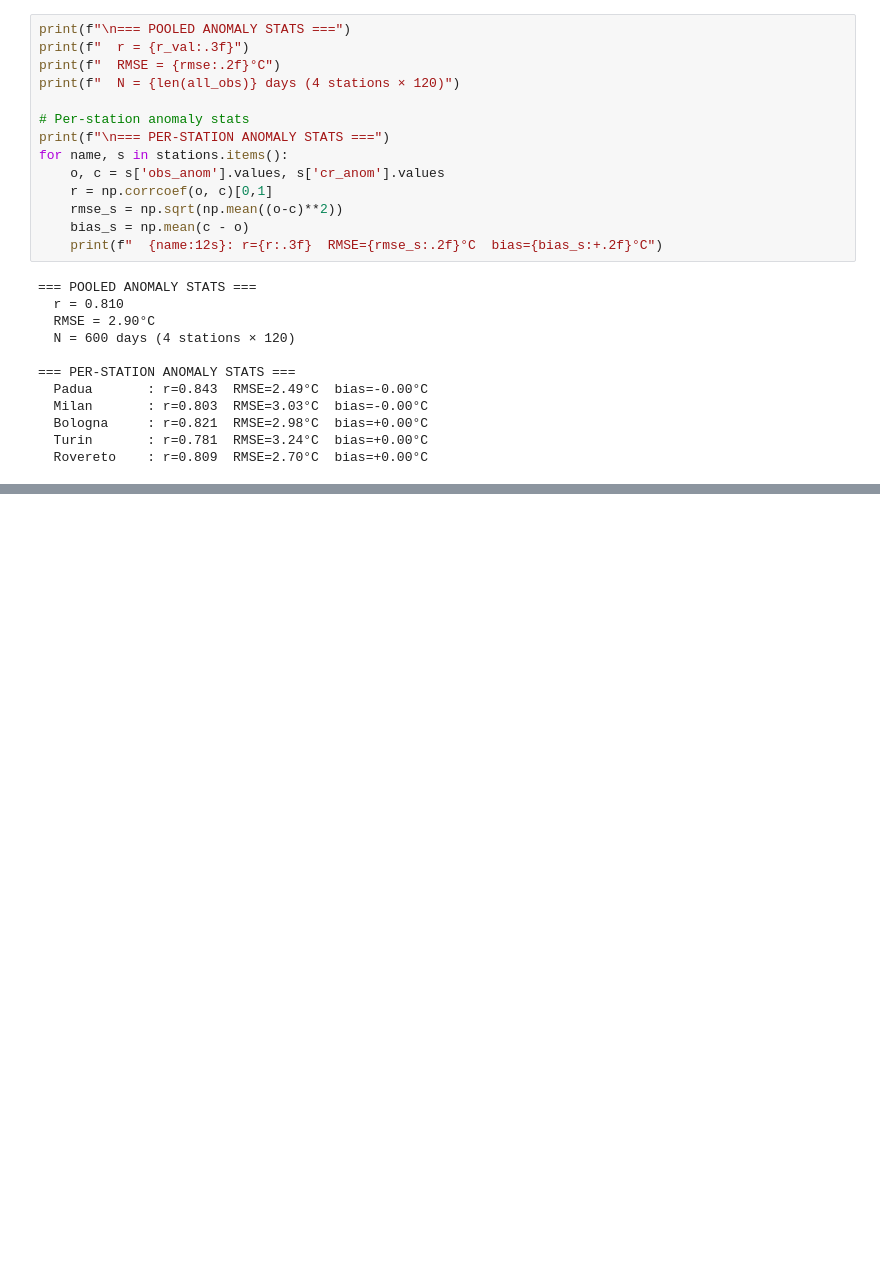
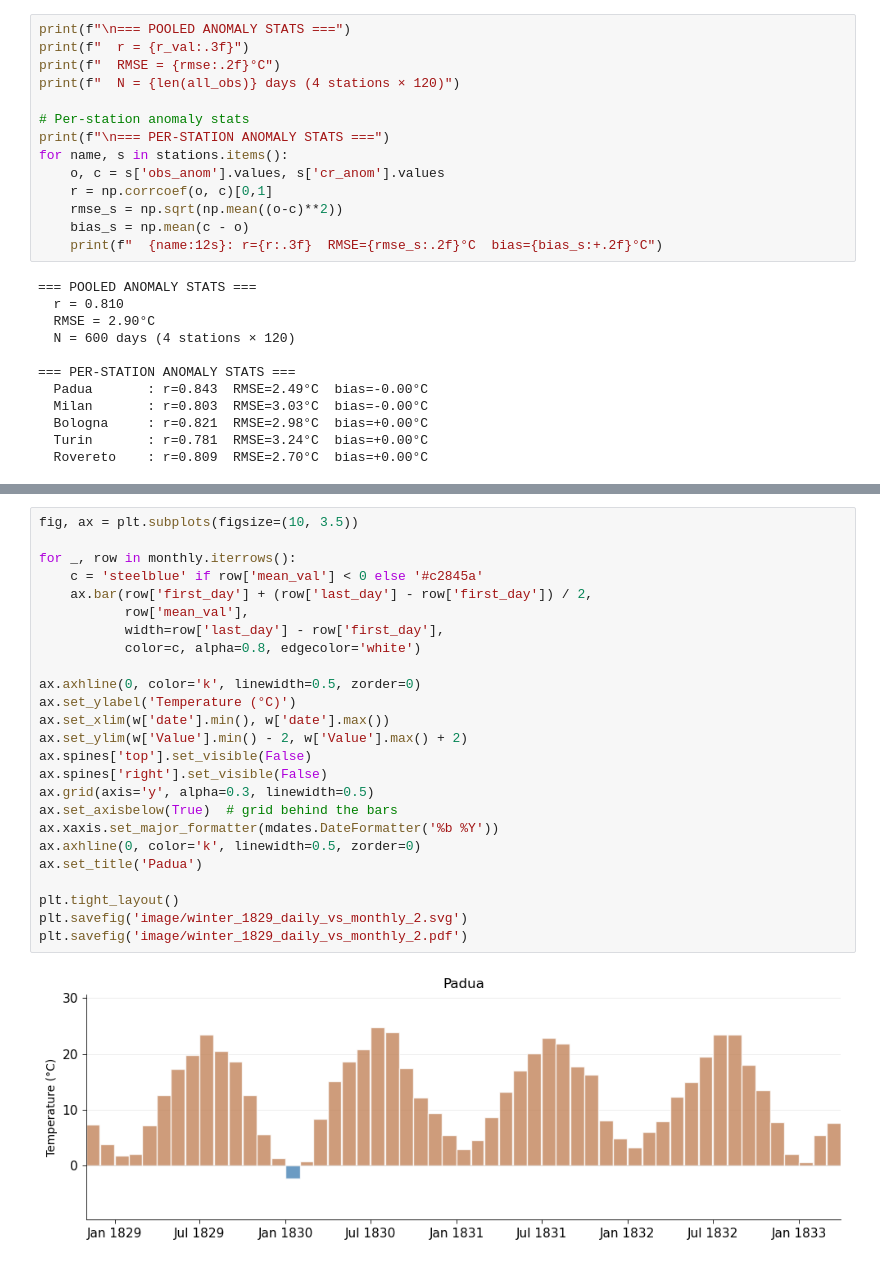
Before and after one commit to carlotatrx/dataprep, a Jupyter notebook: winter-1829-1830.ipynb, the cells around one changed output, grey strips where cells are left out. Saved outputs shown, nothing was run; the diff lists cells and outputs as text; blank space fills up the shorter version.

```diff
--- a/winter-1829-1830.ipynb
+++ b/winter-1829-1830.ipynb
@@ -408,0 +483,27 @@ for name, s in stations.items():
+# %%
+fig, ax = plt.subplots(figsize=(10, 3.5))
+
+for _, row in monthly.iterrows():
+    c = 'steelblue' if row['mean_val'] < 0 else '#c2845a'
+    ax.bar(row['first_day'] + (row['last_day'] - row['first_day']) / 2,
+           row['mean_val'],
+           width=row['last_day'] - row['first_day'],
+           color=c, alpha=0.8, edgecolor='white')
+
+ax.axhline(0, color='k', linewidth=0.5, zorder=0)
+ax.set_ylabel('Temperature (°C)')
+ax.set_xlim(w['date'].min(), w['date'].max())
+ax.set_ylim(w['Value'].min() - 2, w['Value'].max() + 2)
+ax.spines['top'].set_visible(False)
+ax.spines['right'].set_visible(False)
+ax.grid(axis='y', alpha=0.3, linewidth=0.5)
+ax.set_axisbelow(True)  # grid behind the bars
+ax.xaxis.set_major_formatter(mdates.DateFormatter('%b %Y'))
+ax.axhline(0, color='k', linewidth=0.5, zorder=0)
+ax.set_title('Padua')
+
+plt.tight_layout()
+plt.savefig('image/winter_1829_daily_vs_monthly_2.svg')
+plt.savefig('image/winter_1829_daily_vs_monthly_2.pdf')
+# %% [output]
+[figure, added]
```
Also changed, not shown: parts of 10 cells of this notebook, 39 other files.
